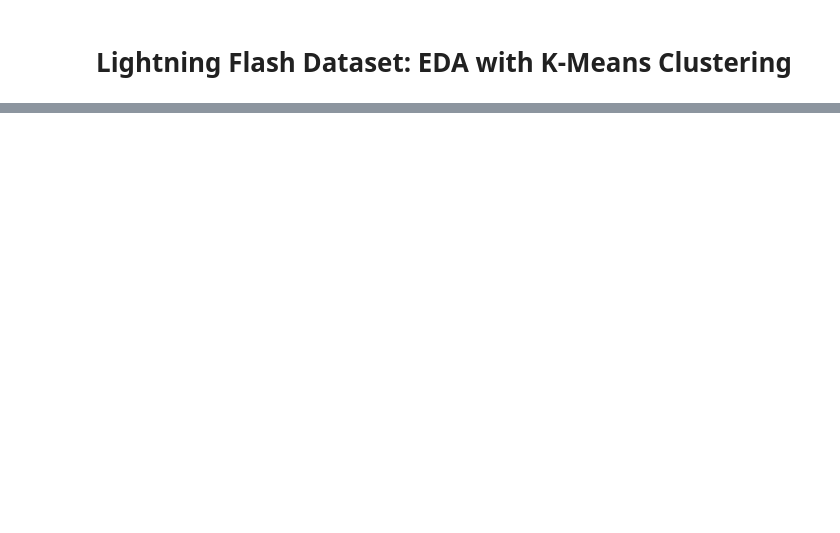
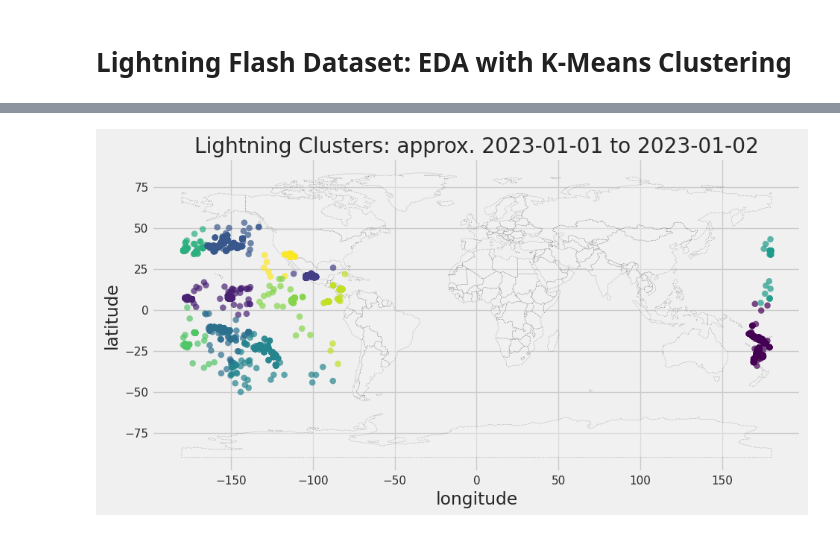
Before and after one commit to BayoAdejare/lightning-map, a Jupyter notebook: notebooks/eda_kmeans.ipynb, the cells around one changed output, grey strips where cells are left out. Cells and saved outputs as stored; diff of their text form; code cells hidden in the pictures; blank space fills up the shorter version.

```diff
--- a/notebooks/eda_kmeans.ipynb
+++ b/notebooks/eda_kmeans.ipynb
@@ -183,0 +194,7 @@ plt.show()
+# %%
+# Convert DataFrame to GeoDataFrame
+geo = gpd.GeoDataFrame(geo_df, geometry=gpd.points_from_xy(geo_df.lon, geo_df.lat))
+
+# coodinate reference system (CRS) to EPSG 4326
+geo.crs = {'init': 'epsg:4326'}
+geo.head()
@@ -183,0 +208,12 @@ plt.show()
+# %%
+# plot map
+fig, ax = plt.subplots(figsize=(10,10))
+ax.set_aspect('equal')
+world.plot(ax=ax, alpha=0.4, color='whitesmoke', linestyle=':', edgecolor='black', zorder=1)
+geo.plot(ax=ax, column="cluster", alpha=0.7, cmap='viridis', linewidth=0.1, zorder=2)
+plt.title(f"Lightning Clusters: approx. {start.date()} to {end.date()}")
+plt.xlabel("longitude")
+plt.ylabel("latitude")
+plt.show()
+# %% [output]
+[figure, added]
```
Also changed, not shown: parts of 13 cells of this notebook, 9 other files.
